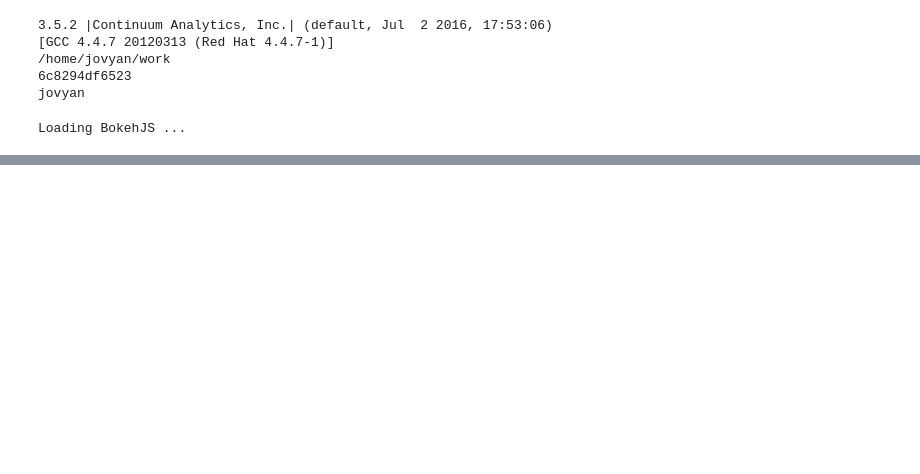
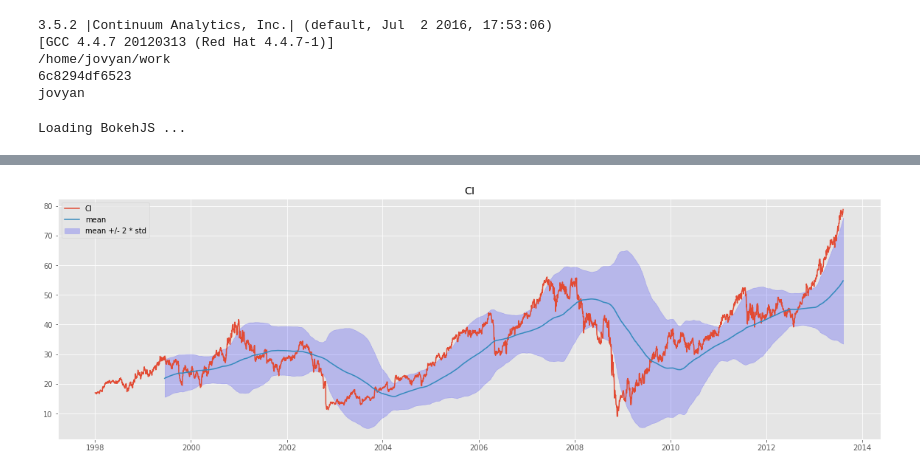
Before and after one commit to bu2/ds, a Jupyter notebook: sostock.ipynb, the cells around one changed output, grey strips where cells are left out. Saved outputs shown, nothing was run; the diff lists cells and outputs as text; code cells hidden in the pictures; blank space fills up the shorter version.

```diff
--- a/sostock.ipynb
+++ b/sostock.ipynb
@@ -403,16 +403,18 @@ def bk_update_series(symbols=[],
 
     bokeh.io.push_notebook(handle=handle)
 # %%
-# SYMBOL = SYMBOLS[np.random.randint(len(SYMBOLS))]
+SYMBOL = SYMBOLS[np.random.randint(len(SYMBOLS))]
 
-# WINDOW = 365
+WINDOW = 365
 
-# START   = MINDATE
-# END     = MAXDATE
+START   = MINDATE
+END     = MAXDATE
 
-# COLUMN = 'open'
+COLUMN = 'open'
 
-# mpl_plot_serie(DATA, SYMBOL, window=WINDOW, start=START, end=END, figsize=(20,6))
+mpl_plot_serie(DATA, SYMBOL, window=WINDOW, start=START, end=END, figsize=(20,6))
+# %% [output]
+[figure, added]
 # %%
 # WINDOW = 365
 
```
Also changed, not shown: parts of 3 cells of this notebook.
